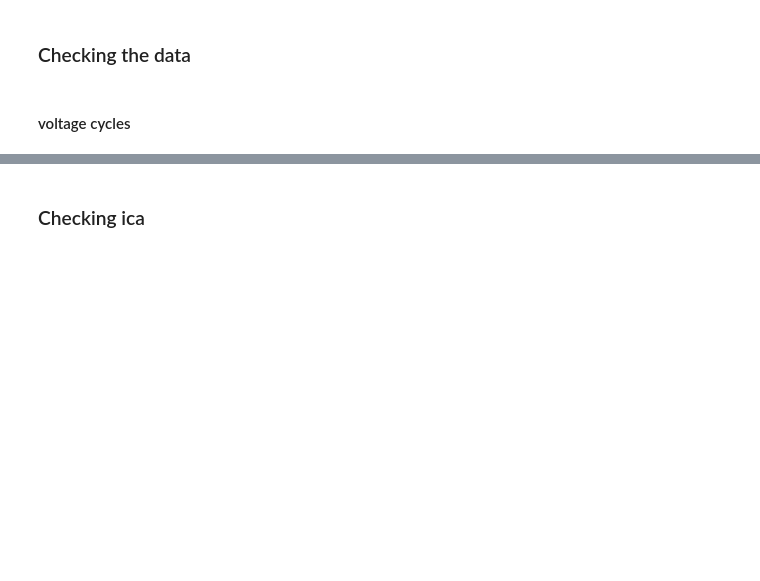
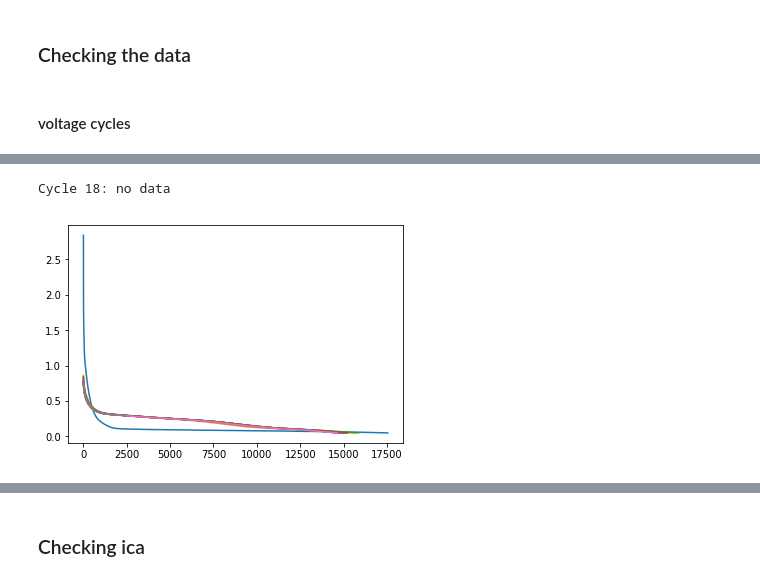
Before and after one commit to jepegit/cellpy, a Jupyter notebook: dev_utils/plotting_tests_dqdv.ipynb, the cells around one changed output, grey strips where cells are left out. Cells and saved outputs as stored; diff of their text form; code cells hidden in the pictures; blank space fills up the shorter version.

```diff
--- a/dev_utils/plotting_tests_dqdv.ipynb
+++ b/dev_utils/plotting_tests_dqdv.ipynb
@@ -35,6 +37,20 @@ charge_cycles = np.array([my_data.get_ccap(c) for c in cycles])
+# %%
+charge_cycles = list()
+for c in cycles:
+    try:
+        ccv = my_data.get_ccap(c)
+        charge_cycles.append(ccv)
+    except NullData:
+        print(f"Cycle {c}: no data")
+
+charge_cycles = np.array(charge_cycles)
+# %% [output]
+Cycle 18: no data
 # %%
-for x,y in charge_cycles:
+for x,y in discharge_cycles:
     plt.plot(x,y)
+# %% [output]
+[figure, added]
 # %%
 def make_charge_list(data):
     """Create a list of pandas.DataFrames, one for each charge step.
```
Also changed, not shown: parts of 26 cells of this notebook, 1 other file.
